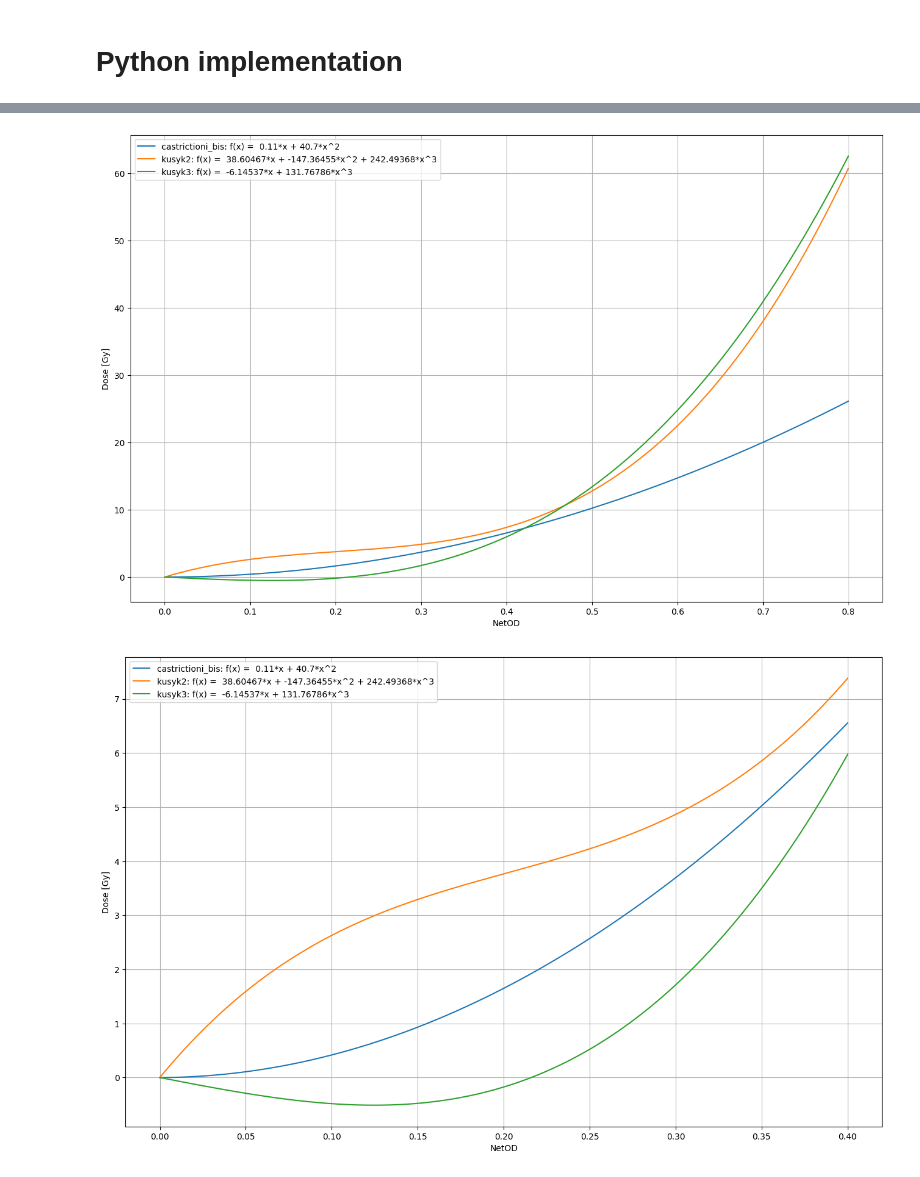
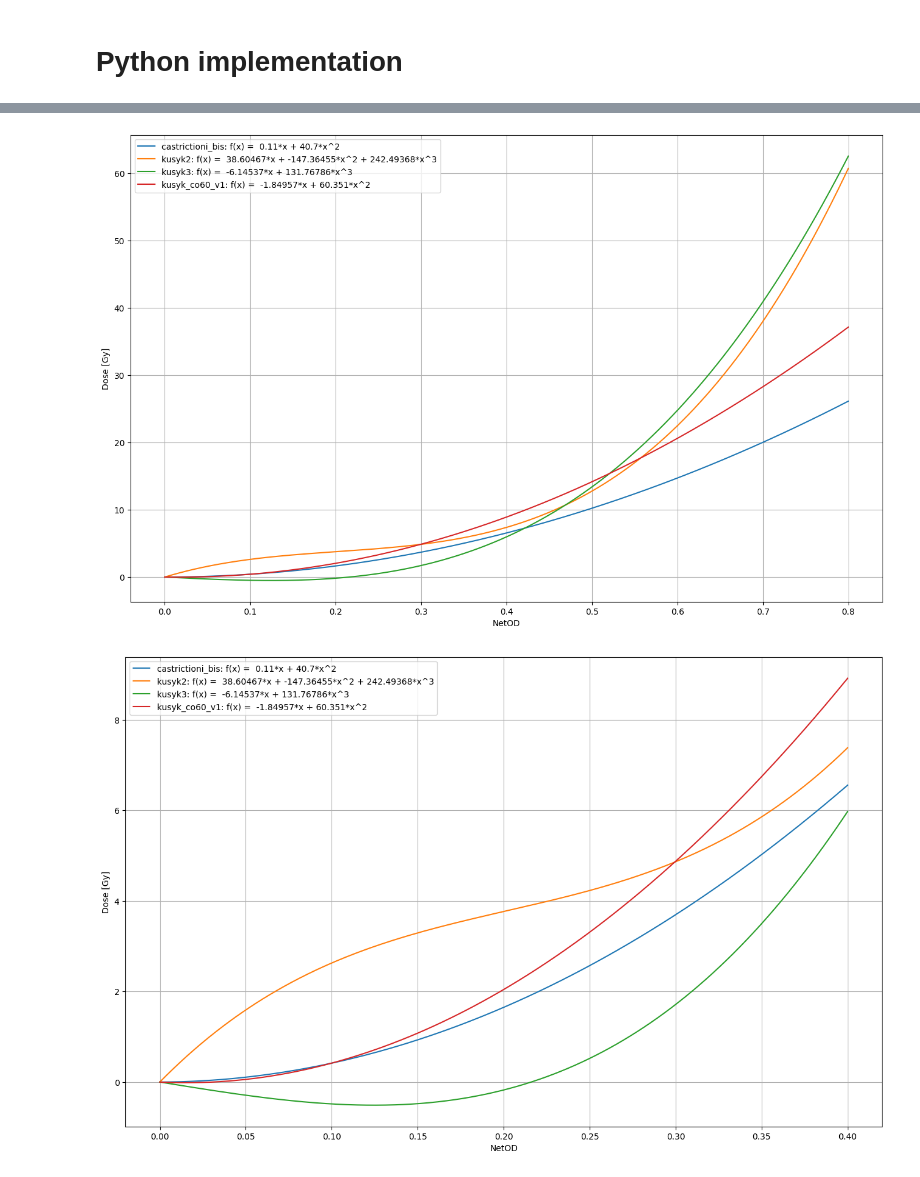
Before and after one commit to grzanka/osl_mb_foils, a Jupyter notebook: notebooks/playground/0.7-lg-ebt3-calibration.ipynb, the cells around one changed output, grey strips where cells are left out. Cells and saved outputs as stored; diff of their text form; code cells hidden in the pictures.

```diff
--- a/notebooks/playground/0.7-lg-ebt3-calibration.ipynb
+++ b/notebooks/playground/0.7-lg-ebt3-calibration.ipynb
@@ -87,6 +87,8 @@ castrictioni_bis = Calibration(a1=0.11, a2=40.7)
 kusyk1 = Calibration(a0=166.55345, a1=-52.70907, a2=1)
 kusyk2 = Calibration(a1=38.60467, a2=-147.36455, a3=242.49368)
 kusyk3 = Calibration(a1=-6.14537, a3=131.76786)
+# %%
+kusyk_co60_v1 = Calibration(a1=-1.84957, a2=60.351)
 # %%
 netOD_plot = np.linspace(0, 0.8, 800)
 
@@ -126,24 +130,26 @@ ax.plot(netOD_plot, castrictioni_bis(netOD_plot), label=f'castrictioni_bis: {cas
 #ax.plot(netOD_plot, kusyk1(netOD_plot), label=f'kusyk1: {kusyk1}')
 ax.plot(netOD_plot, kusyk2(netOD_plot), label=f'kusyk2: {kusyk2}')
 ax.plot(netOD_plot, kusyk3(netOD_plot), label=f'kusyk3: {kusyk3}')
+ax.plot(netOD_plot, kusyk_co60_v1(netOD_plot), label=f'kusyk_co60_v1: {kusyk_co60_v1}')
 ax.set_xlabel('NetOD')
 ax.set_ylabel('Dose [Gy]')
 ax.legend()
 ax.grid()
 # %% [output]
-[figure, old version]
+[figure, new version]
 # %%
 netOD_plot = np.linspace(0, 0.4, 800)
 
 fig, ax = plt.subplots(figsize=(16,10))
 #ax.plot(netOD_plot, castrictioni(netOD_plot), label=f'castrictioni: {castrictioni}')
 ax.plot(netOD_plot, castrictioni_bis(netOD_plot), label=f'castrictioni_bis: {castrictioni_bis}')
 #ax.plot(netOD_plot, kusyk1(netOD_plot), label=f'kusyk1: {kusyk1}')
 ax.plot(netOD_plot, kusyk2(netOD_plot), label=f'kusyk2: {kusyk2}')
 ax.plot(netOD_plot, kusyk3(netOD_plot), label=f'kusyk3: {kusyk3}')
+ax.plot(netOD_plot, kusyk_co60_v1(netOD_plot), label=f'kusyk_co60_v1: {kusyk_co60_v1}')
 ax.set_xlabel('NetOD')
 ax.set_ylabel('Dose [Gy]')
 ax.legend()
 ax.grid()
 # %% [output]
-[figure, old version]
+[figure, new version]
```
Also changed, not shown: parts of 2 cells of this notebook, 1 other file.
